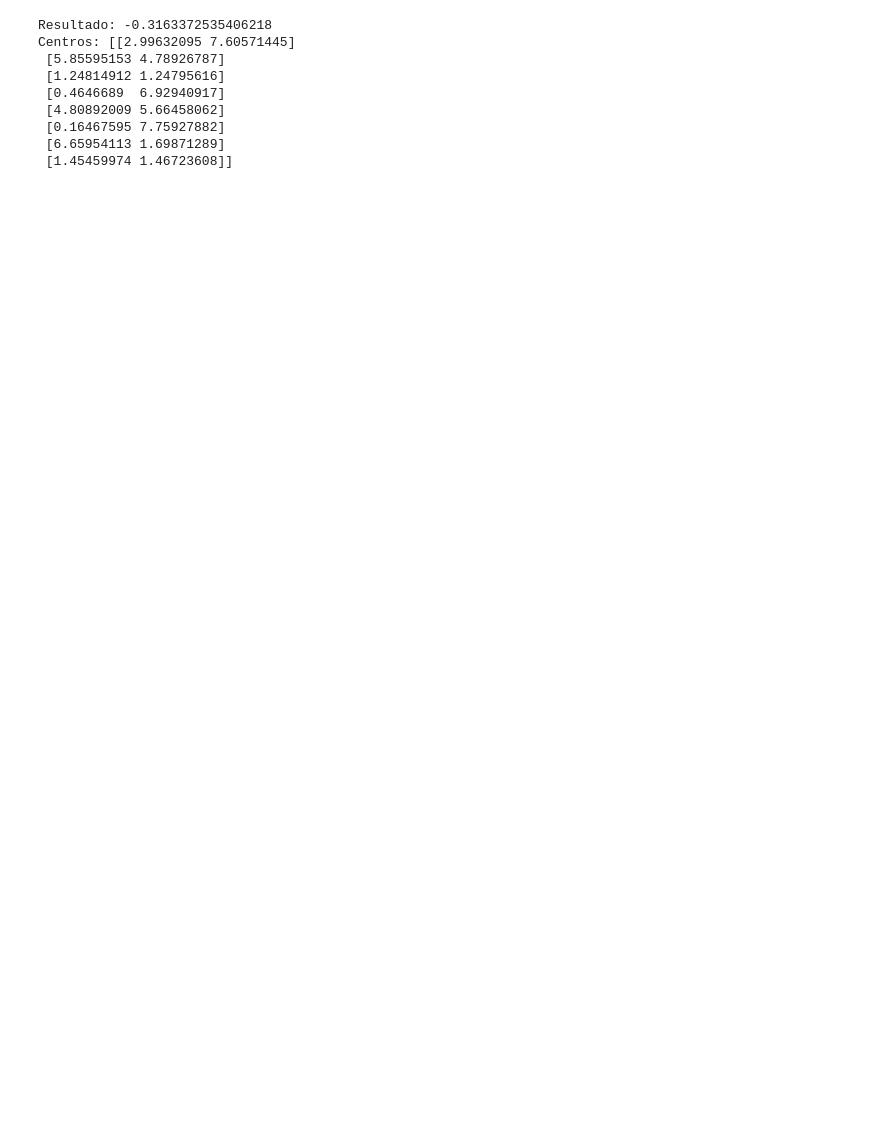
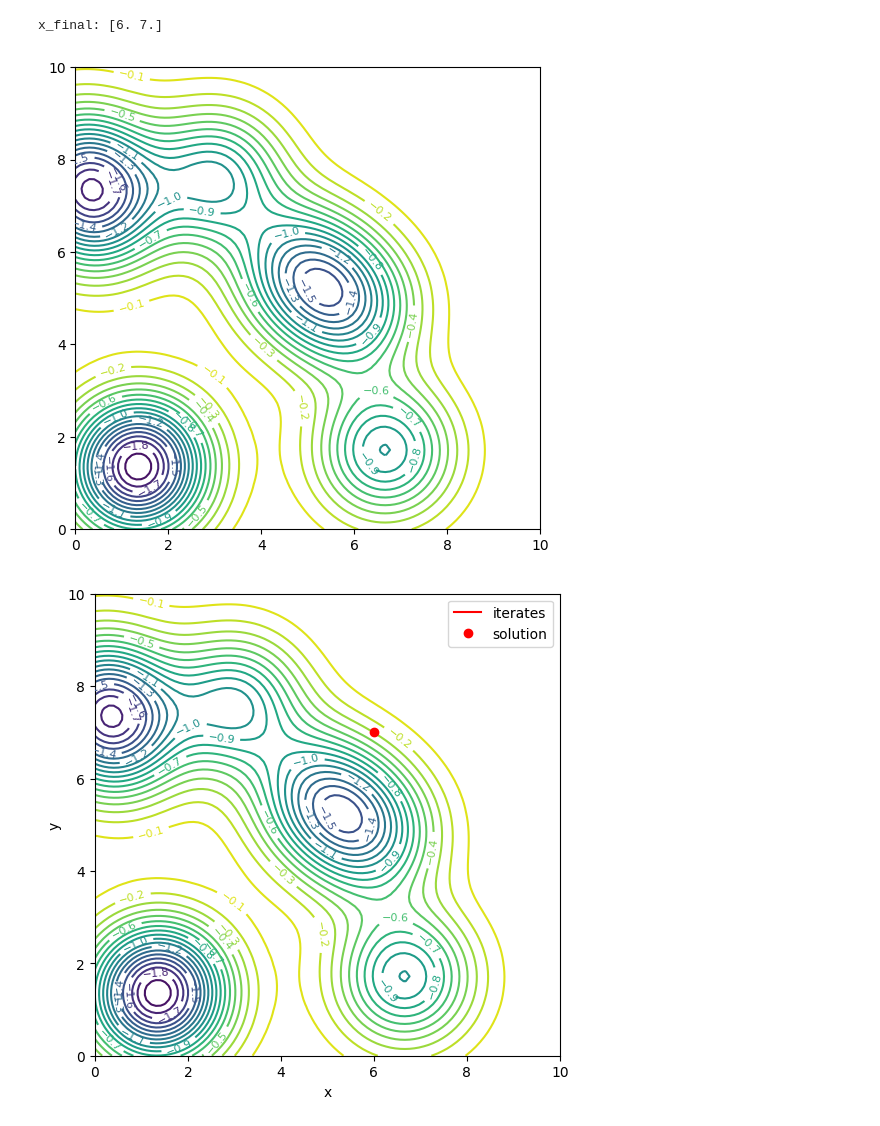
Before and after one commit to pabloozamora/UVG_Modsim_Lab_7, a Jupyter notebook: ejercicio6.ipynb, the cells around one changed output. Drawn from its saved outputs; the diff is of its cells as text; code cells hidden in the pictures; blank space fills up the shorter version.

```diff
--- a/ejercicio6.ipynb
+++ b/ejercicio6.ipynb
@@ -6,7 +6,7 @@ k = 8
 np.random.seed(42)  # Fijar la semilla para reproducibilidad
 centers = np.random.uniform(0, 8, (k, 2))
 
-def f(x, sigma):
+def f(x, sigma=0.1):
     """
     Calcula la suma de gaussianas en 2 dimensiones con centros generados aleatoriamente.
 
@@ -16,24 +16,14 @@ def f(x, sigma):
     """
     return -sum(np.exp(-0.5 * np.linalg.norm(np.array(x) - center)**2 / sigma) for center in centers)
 
-# Ejemplo de uso
+# Crear una cuadrícula de puntos para evaluar la función
 sigma = 1.0
-x = [4.0, 4.0]
-result = f(x, sigma)
-print("Resultado:", result)
-print("Centros:", centers)
+x = np.linspace(0, 10, 100)
+y = np.linspace(0, 10, 100)
+X, Y = np.meshgrid(x, y)
+Z = np.array([[f([i, j], sigma) for i, j in zip(x_row, y_row)] for x_row, y_row in zip(X, Y)])
-# %% [output]
-Resultado: -0.3163372535406218
-Centros: [[2.99632095 7.60571445]
- [5.85595153 4.78926787]
- [1.24814912 1.24795616]
- [0.4646689  6.92940917]
- [4.80892009 5.66458062]
- [0.16467595 7.75927882]
- [6.65954113 1.69871289]
- [1.45459974 1.46723608]]
 # %%
-def grad_f(x, sigma):
+def grad_f(x, sigma=0.1):
     """
     Calcula el gradiente de la suma de gaussianas en 2D.
     :param x: Vector 2D donde se evaluará la función, por ejemplo, [x1, x2]
@@ -63,3 +53,47 @@ def hessian_f(x, sigma):
         hessian[0, 1] += exp_val * (diff[0] * diff[1] / sigma**2)
         hessian[1, 0] = hessian[0, 1]
     return -hessian
+# %%
+import numpy as np
+import matplotlib.pyplot as plt
+from algorythms import max_naive
+
+# Graficar las líneas de contorno
+plt.figure(figsize=(6, 6))
+contour = plt.contour(X, Y, Z, 20, cmap='viridis')
+plt.clabel(contour, inline=True, fontsize=8)
+
+# Graficar la trayectoria de iteraciones
+iterates_x = [2, 3, 4, 5, 6]
+iterates_y = [9, 8, 7, 6, 5]
+
+# Punto inicial
+x0 = [6, 7]
+
+x_final, x_hist, f_hist, err_hist, iterations, converged = max_naive(f=f, df=grad_f, x0=x0, alpha=0.1, max_iter=1000, epsilon=1e-6)
+print("x_final:", x_final)
+
+#Extraer coordenadas x e y de x_hist para graficar
+iterates_x = [coord[0] for coord in x_hist]
+iterates_y = [coord[1] for coord in x_hist]
+
+# Graficar las líneas de contorno
+plt.figure(figsize=(6, 6))
+contour = plt.contour(X, Y, Z, 20, cmap='viridis')
+plt.clabel(contour, inline=True, fontsize=8)
+
+# Graficar la trayectoria de iteraciones
+plt.plot(iterates_x, iterates_y, '-r', label='iterates')
+plt.plot(iterates_x[-1], iterates_y[-1], 'or', label='solution')
+
+# Añadir leyenda
+plt.legend()
+
+# Mostrar la gráfica
+plt.xlabel('x')
+plt.ylabel('y')
+plt.show()
+# %% [output]
+x_final: [6. 7.]
+[figure, added]
+[figure, added]
```
